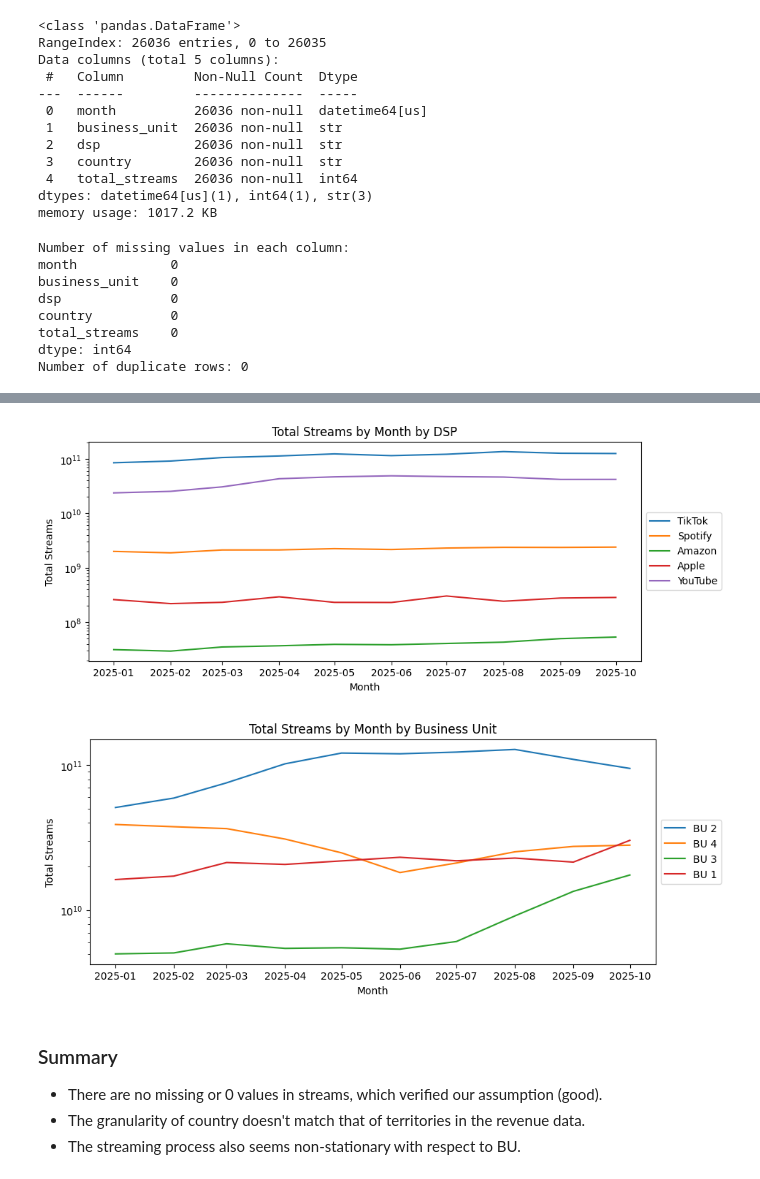
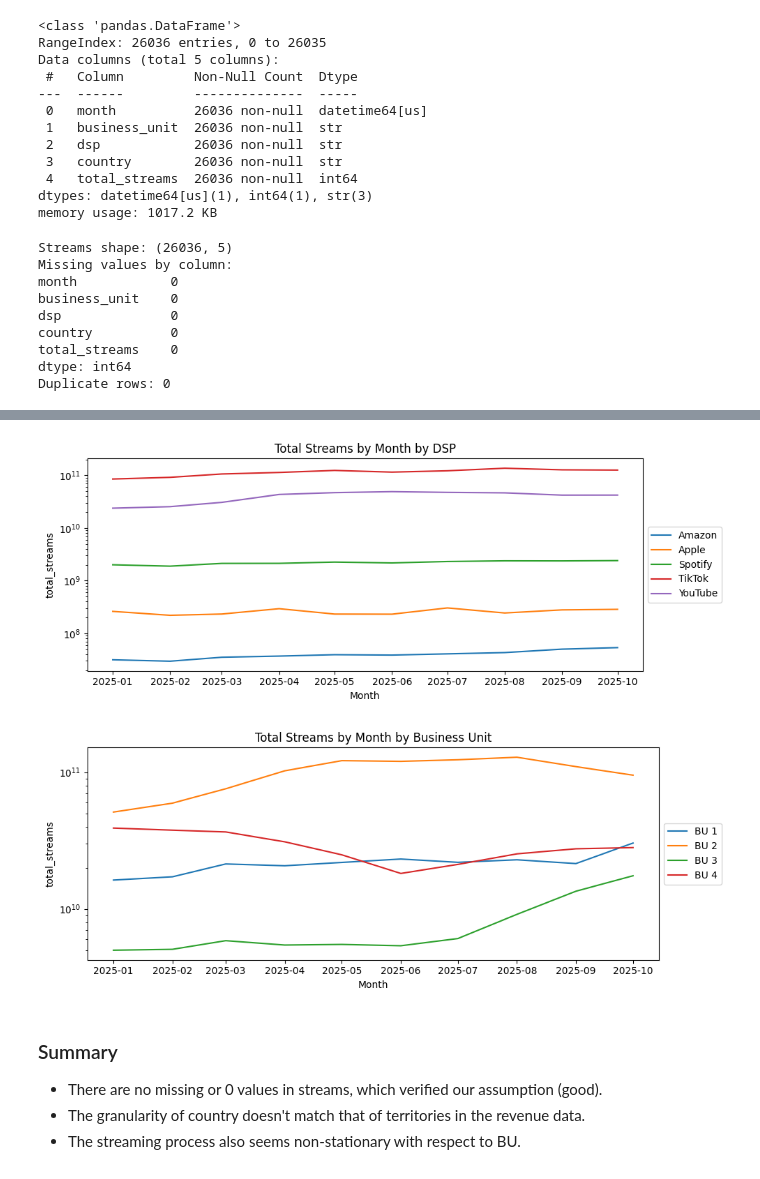
Before and after one commit to NathanPalaiologos/CMG-case-study, a Jupyter notebook: notebook/01_case_study_eda.ipynb, the cells around one changed output, grey strips where cells are left out. Cells and saved outputs as stored; diff of their text form; code cells hidden in the pictures.

```diff
--- a/notebook/01_case_study_eda.ipynb
+++ b/notebook/01_case_study_eda.ipynb
@@ -151,20 +165,18 @@ Data columns (total 5 columns):
 dtypes: datetime64[us](1), int64(1), str(3)
 memory usage: 1017.2 KB
 # %%
-# Check for missing values
-print(f"Number of missing values in each column:\n{df_stream.isnull().sum()}")
-
-# Check for duplicates
-print(f"Number of duplicate rows: {df_stream.duplicated().sum()}")
+# Basic data-quality checks
+profile_table(df_stream, 'Streams')
 # %% [output]
-Number of missing values in each column:
+Streams shape: (26036, 5)
+Missing values by column:
 month            0
 business_unit    0
 dsp              0
 country          0
 total_streams    0
 dtype: int64
-Number of duplicate rows: 0
+Duplicate rows: 0
 # %%
 # Check unique values of categorical variables
 str_cols = df_stream.select_dtypes(include="str").columns
@@ -189,37 +201,27 @@ country: <StringArray>
              'French Southern Territories']
 Length: 250, dtype: str
 # %%
-# Visualize total streams by month by dsp as a separate line
-plt.figure(figsize=(10, 4))
-for dsp in df_stream['dsp'].unique():
-    df_dsp = df_stream[df_stream['dsp'] == dsp]
-    df_dsp = df_dsp.groupby('month')['total_streams'].sum().reset_index()
-    plt.plot(df_dsp['month'], df_dsp['total_streams'], label=dsp)
-plt.title('Total Streams by Month by DSP')
-plt.xlabel('Month')
-plt.ylabel('Total Streams')
-plt.yscale('log')
-# legend outside the plot
-plt.legend(loc='center left', bbox_to_anchor=(1, 0.5))
-plt.show()
+# Streams by month and DSP
+plot_monthly_lines(
+    data=df_stream,
+    group_col='dsp',
+    value_col='total_streams',
+    title='Total Streams by Month by DSP',
+    yscale='log',
+)
 # %% [output]
-[figure, old version]
+[figure, new version]
 # %%
-# Visualize total streams by month by business unit as a separate line
-plt.figure(figsize=(10, 4))
-for bu in df_stream['business_unit'].unique():
-    df_bu = df_stream[df_stream['business_unit'] == bu]
-    df_bu = df_bu.groupby('month')['total_streams'].sum().reset_index()
-    plt.plot(df_bu['month'], df_bu['total_streams'], label=bu)
-plt.title('Total Streams by Month by Business Unit')
-plt.xlabel('Month')
-plt.ylabel('Total Streams')
-plt.yscale('log')
-# legend outside the plot
-plt.legend(loc='center left', bbox_to_anchor=(1, 0.5))
-plt.show()
+# Streams by month and business unit
+plot_monthly_lines(
+    data=df_stream,
+    group_col='business_unit',
+    value_col='total_streams',
+    title='Total Streams by Month by Business Unit',
+    yscale='log',
+)
 # %% [output]
-[figure, old version]
+[figure, new version]
 # %% [markdown]
 ### Summary
 
```
Also changed, not shown: parts of 11 cells of this notebook, 10 other files.
